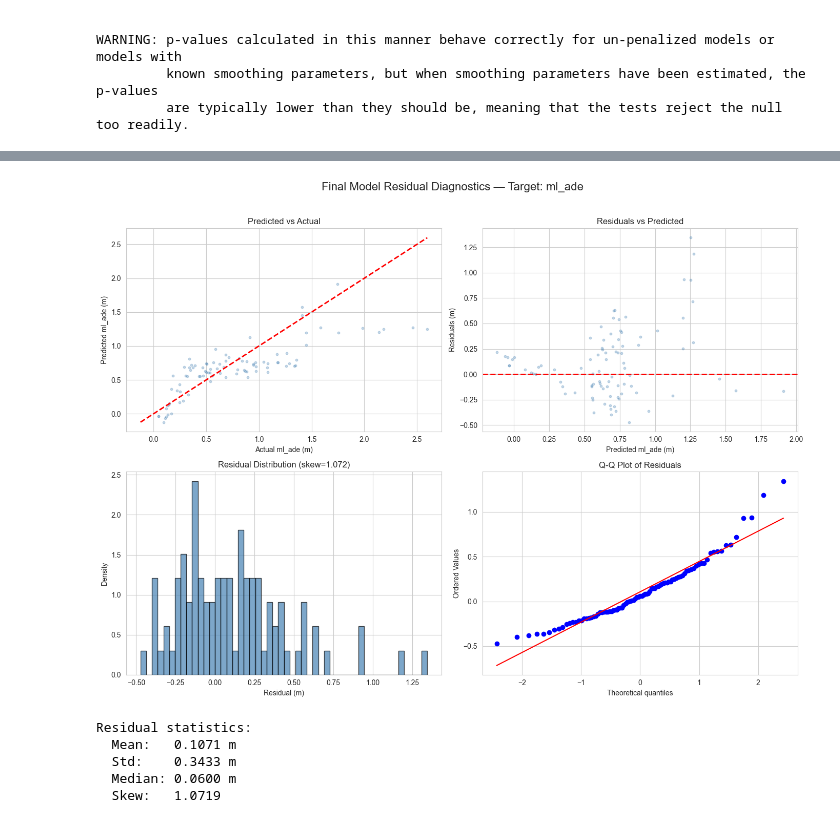
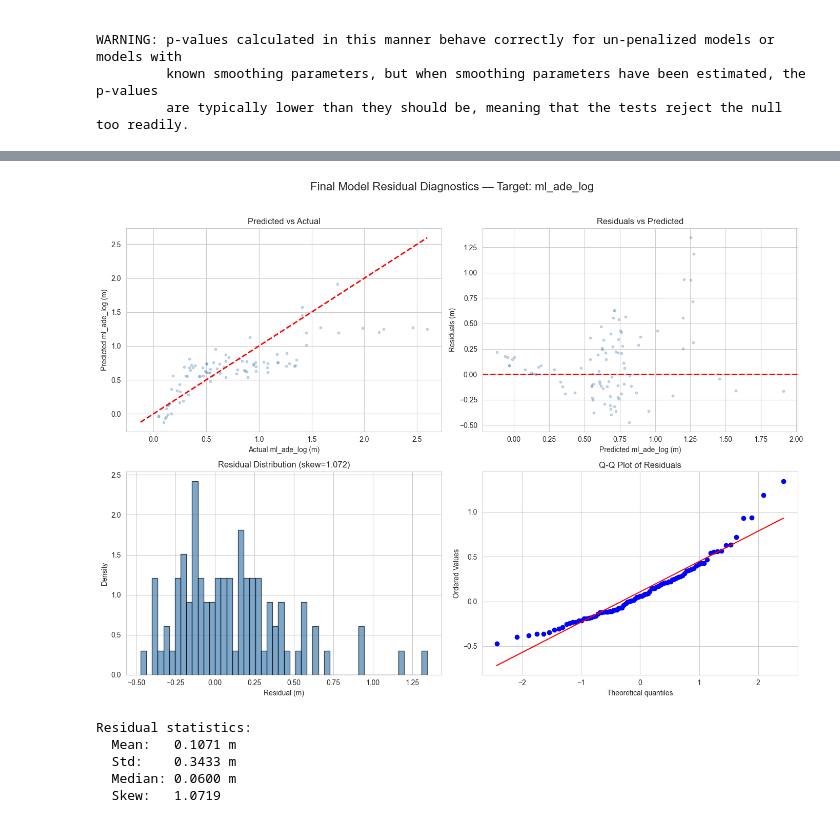
Before and after one commit to simondrauz/ds_practical, a Jupyter notebook: src/data_modelling/gam.ipynb, the cells around one changed output, grey strips where cells are left out. Cells and saved outputs as stored; diff of their text form; code cells hidden in the pictures.

```diff
--- a/src/data_modelling/gam.ipynb
+++ b/src/data_modelling/gam.ipynb
@@ -753,6 +235,7 @@ N_INNER_FOLDS = 3
 N_OUTER_FOLDS = 5
 outer_kf = KFold(n_splits=N_OUTER_FOLDS, shuffle=True, random_state=42)
 n_feat = X.shape[1]
+LOG_TRANSFORM = target_col.endswith("_log")
 
 nested_cv_results = []
 
@@ -1252,7 +732,7 @@ print(f"\nFeature significance analysis (from LinearGAM):")
 print("=" * 60)
 
 significance_data = []
-for i, feature in enumerate(selected_features):
+for i, feature in enumerate(feature_cols):
     p_value = linear_gam.statistics_["p_values"][i]
     significance_data.append({
         "Feature Index": i,
@@ -1288,7 +769,7 @@ n_rows_pdp = int(np.ceil(n_features_gam / n_cols_pdp))
 fig, axes = plt.subplots(n_rows_pdp, n_cols_pdp, figsize=(5 * n_cols_pdp, 4 * n_rows_pdp))
 axes = axes.flatten()
 
-for i, feature in enumerate(selected_features):
+for i, feature in enumerate(feature_cols):
     XX = linear_gam.generate_X_grid(term=i)
     pdep, confi = linear_gam.partial_dependence(term=i, X=XX, width=0.95)
 
@@ -1350,8 +831,8 @@ Non-significant features removed (10): ['scene_ts', 'min_neighbor_distance', 'sc
 
 Refit the best GAM variant using only the significant features. Re-run grid search for optimal lambda.
 # %%
-# Get indices of significant features in the original selected_features list
-sig_indices = [selected_features.index(f) for f in significant_features]
+# Get indices of significant features in the original feature_cols list
+sig_indices = [feature_cols.index(f) for f in significant_features]
 
 # Subset the training and test data
 X_train_sig = X_train_scaled[:, sig_indices]
@@ -1547,12 +1028,11 @@ plt.show()
 # %%
 # Final residual diagnostics
 y_final_pred = linear_gam_reduced.predict(X_test_sig)
-if LOG_TRANSFORM:
-    y_final_actual = np.expm1(y_test)
-    y_final_pred_orig = np.expm1(y_final_pred)
-else:
-    y_final_actual = y_test
-    y_final_pred_orig = y_final_pred
+
+y_final_actual = np.expm1(y_test)
+y_final_pred_orig = np.expm1(y_final_pred)
+
+
 
 residuals_final = y_final_actual - y_final_pred_orig
 
@@ -1570,34 +1050,34 @@ axes[0, 0].set_ylabel(f"Predicted {target_col} (m)")
 axes[0, 0].set_title("Predicted vs Actual")
 
 # 2. Residuals vs Predicted
 axes[0, 1].scatter(y_final_pred_orig, residuals_final, alpha=0.3, s=10, color="steelblue")
 axes[0, 1].axhline(y=0, color="red", linestyle="--", linewidth=2)
 axes[0, 1].set_xlabel(f"Predicted {target_col} (m)")
 axes[0, 1].set_ylabel("Residuals (m)")
 axes[0, 1].set_title("Residuals vs Predicted")
 
 # 3. Histogram of residuals
 axes[1, 0].hist(residuals_final, bins=50, density=True, alpha=0.7, color="steelblue", edgecolor="black")
 axes[1, 0].set_xlabel("Residual (m)")
 axes[1, 0].set_ylabel("Density")
 axes[1, 0].set_title(f"Residual Distribution (skew={skew(residuals_final):.3f})")
 
 # 4. Q-Q plot of residuals
 stats.probplot(residuals_final, dist="norm", plot=axes[1, 1])
 axes[1, 1].set_title("Q-Q Plot of Residuals")
 
 plt.suptitle(f"Final Model Residual Diagnostics — Target: {target_col}", fontsize=16, y=1.02)
 plt.tight_layout()
 plt.savefig(SAVE_DIR / f"residual_diagnostics_{target_col}.png", dpi=150, bbox_inches="tight")
 plt.show()
 
 print(f"\nResidual statistics:")
 print(f"  Mean:   {residuals_final.mean():.4f} m")
 print(f"  Std:    {residuals_final.std():.4f} m")
 print(f"  Median: {np.median(residuals_final):.4f} m")
 print(f"  Skew:   {skew(residuals_final):.4f}")
 # %% [output]
-[figure, old version]
+[figure, new version]
 Residual statistics:
   Mean:   0.1071 m
   Std:    0.3433 m
```
Also changed, not shown: parts of 44 cells of this notebook, 12 other files.
